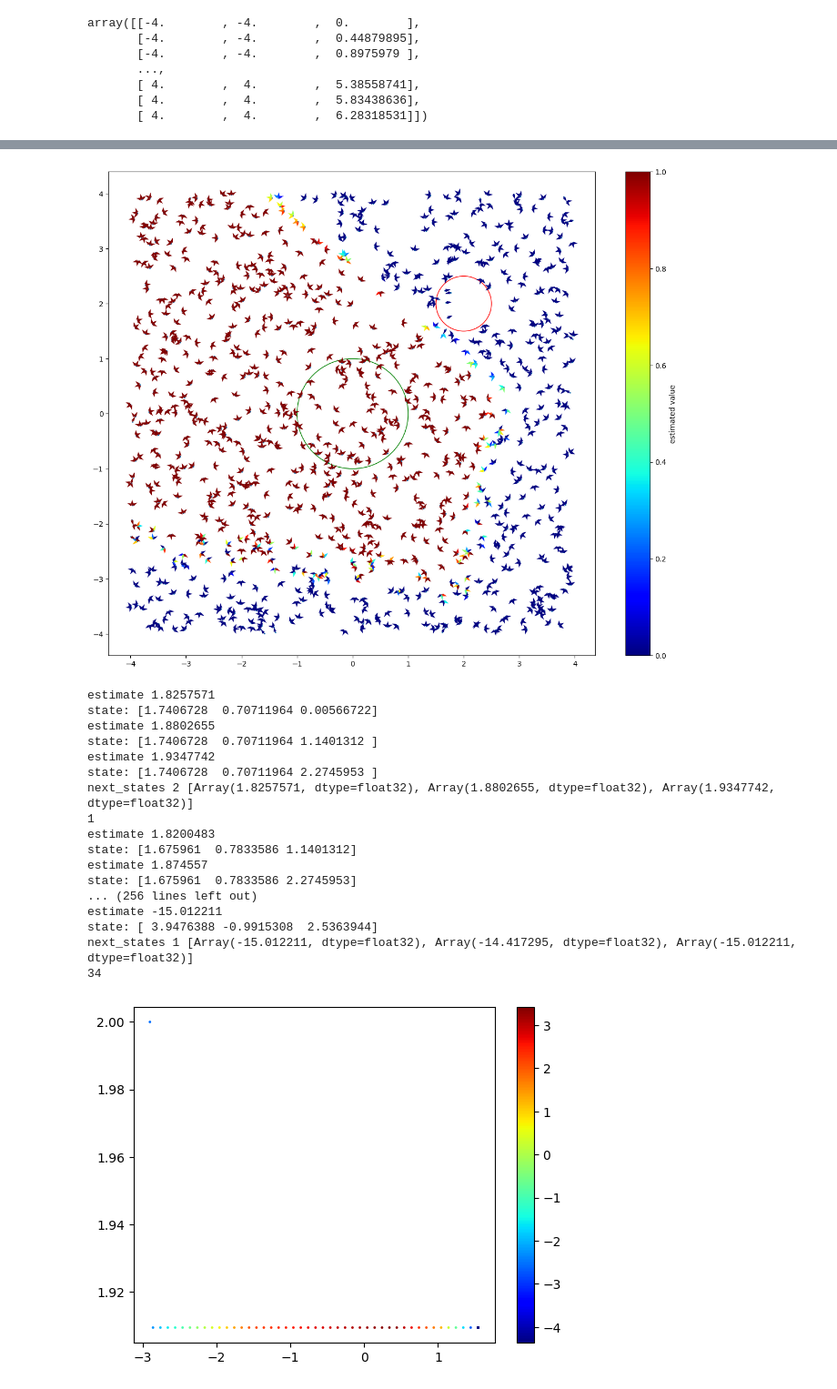
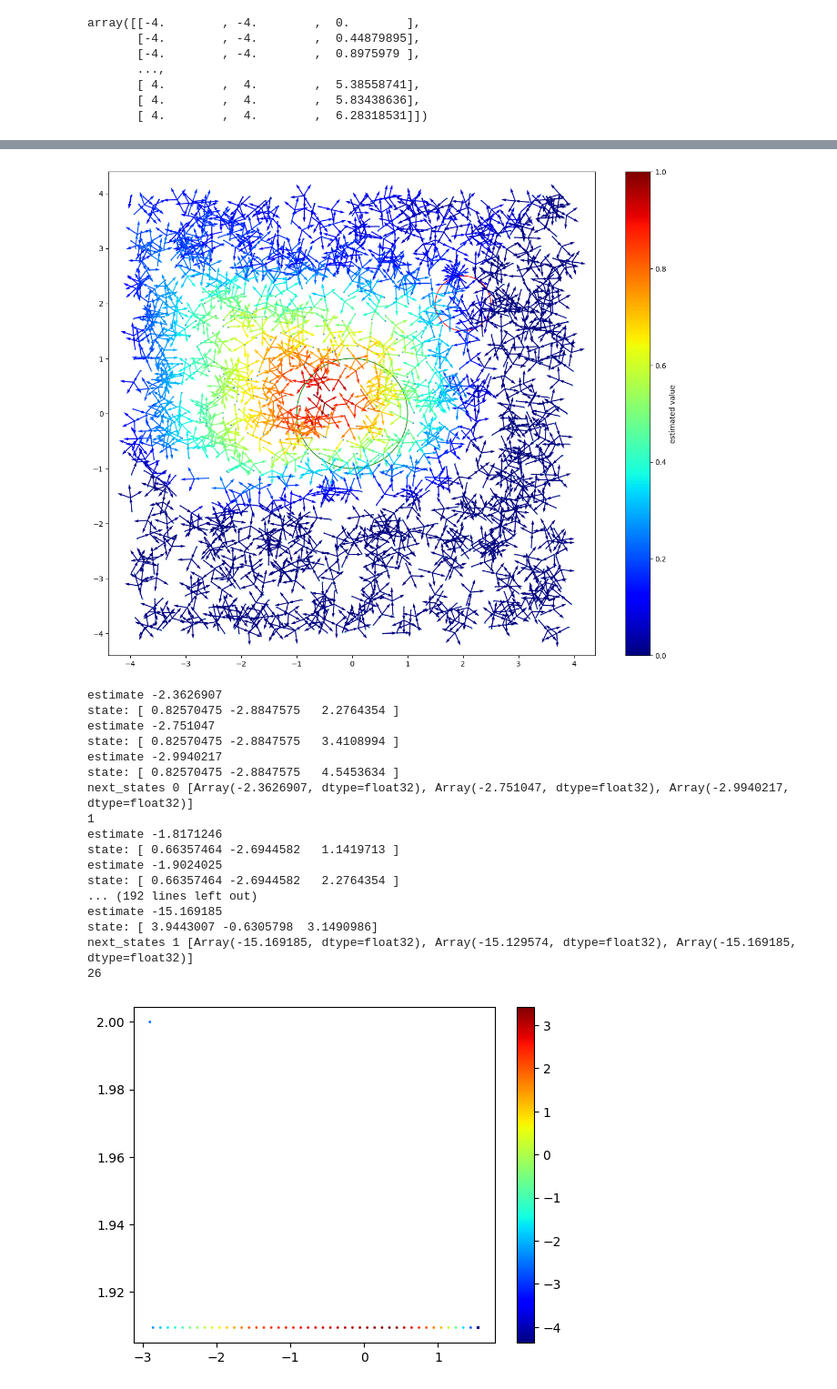
Before and after one commit to arjun-prakash/stackelberg-reach-avoid, a Jupyter notebook: gym_examples/src/cont_dubin.ipynb, the cells around one changed output, grey strips where cells are left out. Shown at 91% size. Saved outputs shown, nothing was run; the diff lists cells and outputs as text; code cells hidden in the pictures.

```diff
--- a/gym_examples/src/cont_dubin.ipynb
+++ b/gym_examples/src/cont_dubin.ipynb
@@ -107,0 +114,3 @@ np.min(y)
+# %%
+X = np.array(list(map(lambda row: (row[0], row[1], np.cos(row[2]), np.sin(row[2])), X)))
+X
@@ -108,7 +126,7 @@ np.min(y)
 # %%
 #params are defined *implicitly* in haiku
 def forward(X):
-    l1 = hk.Linear(9)(X)
+    l1 = hk.Linear(8)(X)
     l2 = jax.nn.relu(l1)
     l3 = hk.Linear(1)(l2)
 
@@ -124,7 +142,7 @@ def forward(X):
 
 #     l5= hk.Linear(1)(l4)
 
-#    return l5
+#     return l5
 # def forward(X):
 
 #     mlp = hk.nets.MLP(output_sizes=[3,1])
@@ -151,7 +169,7 @@ def loss_fn(params, X, y):
 
 optimizer = optax.adabelief(learning_rate=1e-1)
 opt_state = optimizer.init(params)
-batch_size = 100 #make it 200-50
+batch_size = 50 #make it 200-50
 losses = []
 #check we aren't double using gradients
 opt_state = optimizer.init(params)
@@ -159,15 +177,15 @@ for epoch in range(500):
     batch_loss = []
     for batch in range(0,len(X), batch_size):
         X_batch = X[batch:batch+batch_size]
-        y_batch = env.sample_value_iter(X_batch, forward, params, gamma=0.85)
+        y_batch = env.sample_value_iter(X_batch, forward, params, gamma=0.8)
 
         loss, grads = jax.value_and_grad(loss_fn)(params,X=X_batch,y=y_batch)
-        print("progress:", "epoch:", epoch, "batch loss",loss)
+        #print("progress:", "epoch:", epoch, "batch loss",loss)
         batch_loss.append(loss)
         updates, opt_state = optimizer.update(grads, opt_state, params)
         params = optax.apply_updates(params, updates)
     losses.append(np.mean(batch_loss))
-    print('average loss', np.mean(batch_loss))
+    print('epoch', epoch, 'average loss', np.mean(batch_loss))
 
 
 
@@ -208,14 +237,16 @@ state = env.reset()
 X_val = []
 for i in range(1000):
     state = env.reset()
+    X_val.append(state)
     for action in range(env.action_space.n):
         next_state, reward, done, _ = env.step(state, action, update_env=False)
         X_val.append(next_state)
 
 
 X_val = np.array(X_val)
+X_val_encoded = np.array(list(map(lambda row: (row[0], row[1], np.cos(row[2]), np.sin(row[2])), X_val)))
 # %%
-y_pred = [forward(X=x, params=params) for x in X_val]
+y_pred = [forward(X=x, params=params) for x in X_val_encoded]
 # %%
 max(y_pred)
 # %% [output]
@@ -228,36 +258,36 @@ import matplotlib.pyplot as plt
 from matplotlib import cm
 
 
 # Plot...
 plt.scatter(X_val[:,0], X_val[:,1], s=1) # s is a size of marker
 plt.jet()
 plt.colorbar(label='estimated value')
 #plt.savefig('500_iter_adabeleif_.85gamma.png')
 #plt.show()
 
 #draw goal
 goal = plt.Circle((env.goal_position[0], env.goal_position[1]), env.min_distance_to_goal, color='g', fill=False)
 
 # draw obstacle
 obstacle = plt.Circle((env.obstacle_position[0], env.obstacle_position[1]), env.obstacle_radius, color='r', fill=False)
 plt.gca().add_artist(obstacle)
 plt.gca().add_artist(goal)
 
 
-arrow_len = 0.1
+arrow_len = env.v_max
 # Calculate arrow components
 arrow_dx = arrow_len * np.cos(X_val[:,2])
 arrow_dy = arrow_len * np.sin(X_val[:,2])
 
-arrow_colors = cm.jet(y_pred)
+arrow_colors = cm.jet(y_pred/np.max(y_pred))
 
 
 plt.quiver(X_val[:,0], X_val[:,1], arrow_dx, arrow_dy, angles='xy', scale_units='xy', scale=1, width=0.002, color=arrow_colors)
 
 
 plt.jet()
 # %% [output]
-[figure, old version]
+[figure, new version]
 # %%
 #train on small steps, run on bigger steps?
 right = 0
@@ -272,14 +302,16 @@ state = env.reset()
 gamma = 0.85
 traj = []
 done = False
-max_iter = 200
+max_iter = 50
 counter = 0
 while (not done) and (counter < max_iter):
     counter+=1
     possible_actions = []
     for a in range(env.action_space.n):
         next_state, reward, done, _ = env.step(state, a, update_env=False)
-        estimate = forward(X=next_state, params=params)
+        #estimate = forward(X=next_state, params=params)
+        estimate = forward(X=np.array([next_state[0], next_state[1], np.cos(next_state[2]), np.sin(next_state[2])]), params=params)
+
         value = reward + gamma*estimate[0]
         print('estimate', value)
         print('state:',next_state)
@@ -295,23 +327,23 @@ while (not done) and (counter < max_iter):
 
 env.make_gif()
 # %% [output]
-estimate 1.8257571
-state: [1.7406728  0.70711964 0.00566722]
-estimate 1.8802655
-state: [1.7406728  0.70711964 1.1401312 ]
-estimate 1.9347742
-state: [1.7406728  0.70711964 2.2745953 ]
-next_states 2 [Array(1.8257571, dtype=float32), Array(1.8802655, dtype=float32), Array(1.9347742, dtype=float32)]
+estimate -2.3626907
+state: [ 0.82570475 -2.8847575   2.2764354 ]
+estimate -2.751047
+state: [ 0.82570475 -2.8847575   3.4108994 ]
+estimate -2.9940217
+state: [ 0.82570475 -2.8847575   4.5453634 ]
+next_states 0 [Array(-2.3626907, dtype=float32), Array(-2.751047, dtype=float32), Array(-2.9940217, dtype=float32)]
 1
-estimate 1.8200483
-state: [1.675961  0.7833586 1.1401312]
-estimate 1.874557
-state: [1.675961  0.7833586 2.2745953]
-... (256 lines left out)
-estimate -15.012211
-state: [ 3.9476388 -0.9915308  2.5363944]
-next_states 1 [Array(-15.012211, dtype=float32), Array(-14.417295, dtype=float32), Array(-15.012211, dtype=float32)]
-34
+estimate -1.8171246
+state: [ 0.66357464 -2.6944582   1.1419713 ]
+estimate -1.9024025
+state: [ 0.66357464 -2.6944582   2.2764354 ]
+... (192 lines left out)
+estimate -15.169185
+state: [ 3.9443007 -0.6305798  3.1490986]
+next_states 1 [Array(-15.169185, dtype=float32), Array(-15.129574, dtype=float32), Array(-15.169185, dtype=float32)]
+26
 # %%
 import matplotlib
 %matplotlib inline
```
Also changed, not shown: parts of 12 cells of this notebook, 5 other files.
